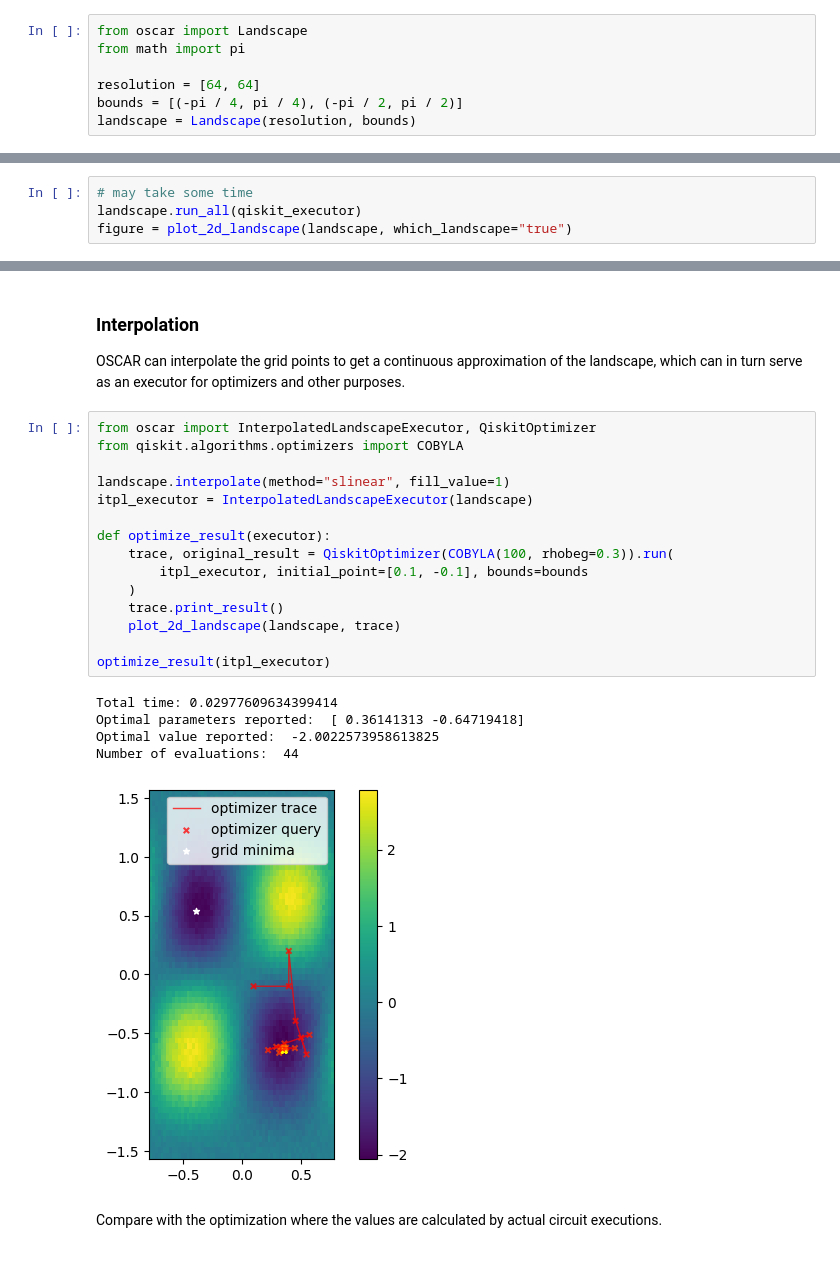
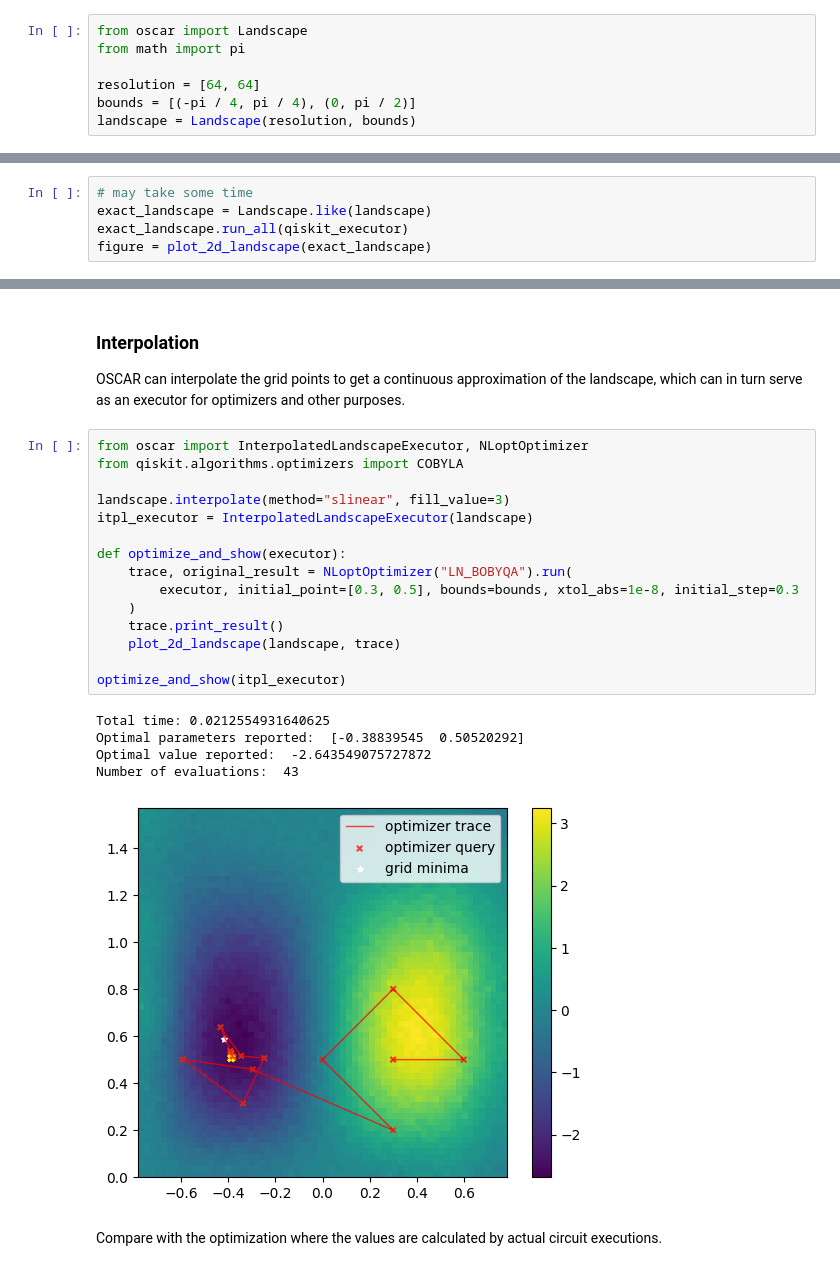
Before and after one commit to QUEST-UWMadison/OSCAR, a Jupyter notebook: notebooks/get_started.ipynb, the cells around one changed output, grey strips where cells are left out. Cells and saved outputs as stored; diff of their text form.

```diff
--- a/notebooks/get_started.ipynb
+++ b/notebooks/get_started.ipynb
@@ -15,7 +15,7 @@ from oscar import Landscape
 from math import pi
 
 resolution = [64, 64]
-bounds = [(-pi / 4, pi / 4), (-pi / 2, pi / 2)]
+bounds = [(-pi / 4, pi / 4), (0, pi / 2)]
 landscape = Landscape(resolution, bounds)
 # %% [markdown]
 ### Executor
@@ -87,5 +87,6 @@ Run the true landscape and compare.
 # %%
 # may take some time
-landscape.run_all(qiskit_executor)
-figure = plot_2d_landscape(landscape, which_landscape="true")
+exact_landscape = Landscape.like(landscape)
+exact_landscape.run_all(qiskit_executor)
+figure = plot_2d_landscape(exact_landscape)
 # %% [output]
@@ -94,26 +95,26 @@ figure = plot_2d_landscape(landscape, which_landscape="true")
 ### Interpolation
 OSCAR can interpolate the grid points to get a continuous approximation of the landscape, which can in turn serve as an executor for optimizers and other purposes.
 # %%
-from oscar import InterpolatedLandscapeExecutor, QiskitOptimizer
+from oscar import InterpolatedLandscapeExecutor, NLoptOptimizer
 from qiskit.algorithms.optimizers import COBYLA
 
-landscape.interpolate(method="slinear", fill_value=1)
+landscape.interpolate(method="slinear", fill_value=3)
 itpl_executor = InterpolatedLandscapeExecutor(landscape)
 
-def optimize_result(executor):
-    trace, original_result = QiskitOptimizer(COBYLA(100, rhobeg=0.3)).run(
-        itpl_executor, initial_point=[0.1, -0.1], bounds=bounds
+def optimize_and_show(executor):
+    trace, original_result = NLoptOptimizer("LN_BOBYQA").run(
+        executor, initial_point=[0.3, 0.5], bounds=bounds, xtol_abs=1e-8, initial_step=0.3
     )
     trace.print_result()
     plot_2d_landscape(landscape, trace)
 
-optimize_result(itpl_executor)
+optimize_and_show(itpl_executor)
 # %% [output]
-Total time: 0.02977609634399414
-Optimal parameters reported:  [ 0.36141313 -0.64719418]
-Optimal value reported:  -2.0022573958613825
-Number of evaluations:  44
+Total time: 0.0212554931640625
+Optimal parameters reported:  [-0.38839545  0.50520292]
+Optimal value reported:  -2.643549075727872
+Number of evaluations:  43
-[figure, old version]
+[figure, new version]
 # %% [markdown]
 Compare with the optimization where the values are calculated by actual circuit executions.
 # %%
```
Also changed, not shown: parts of 12 cells of this notebook, 5 other files.
